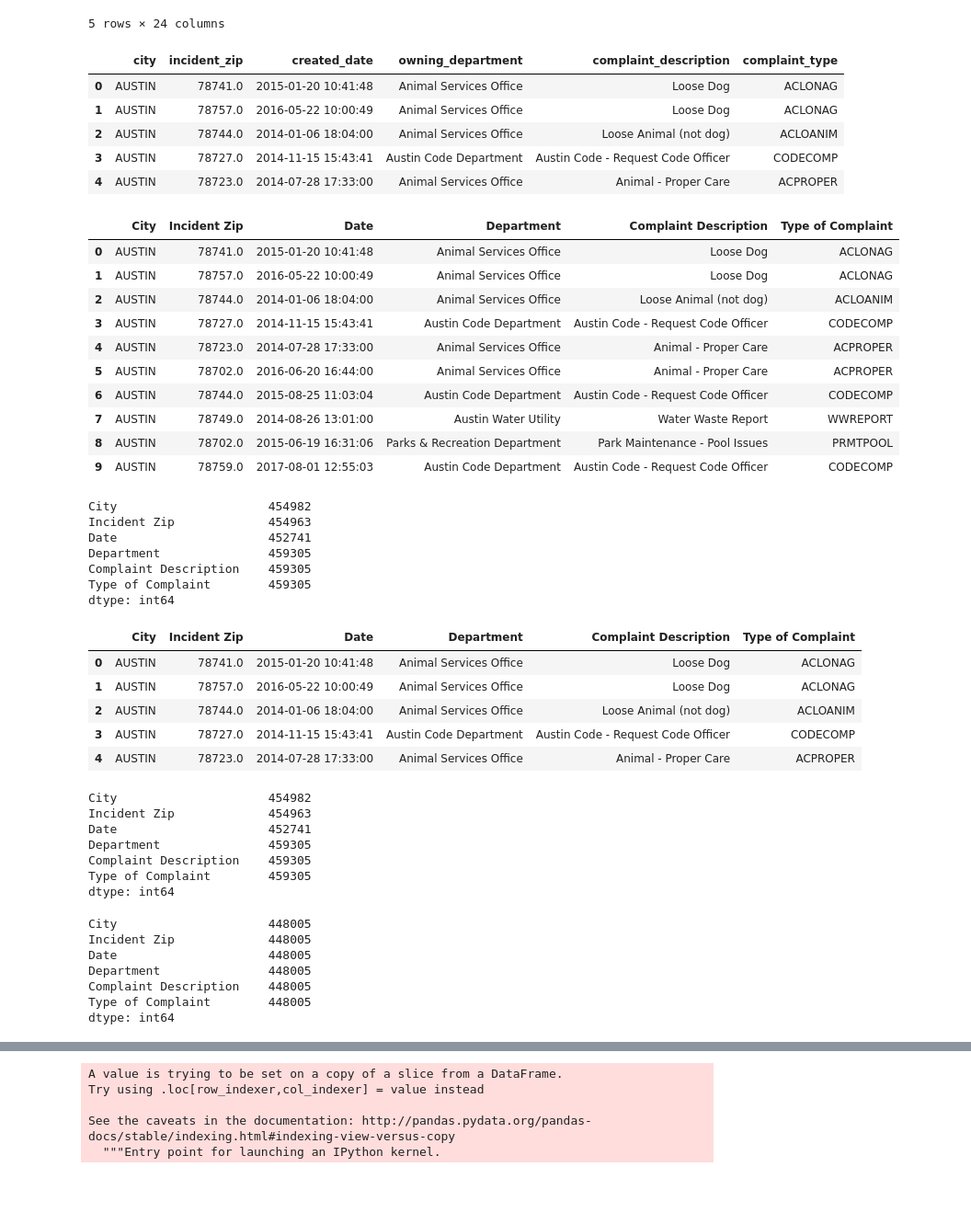
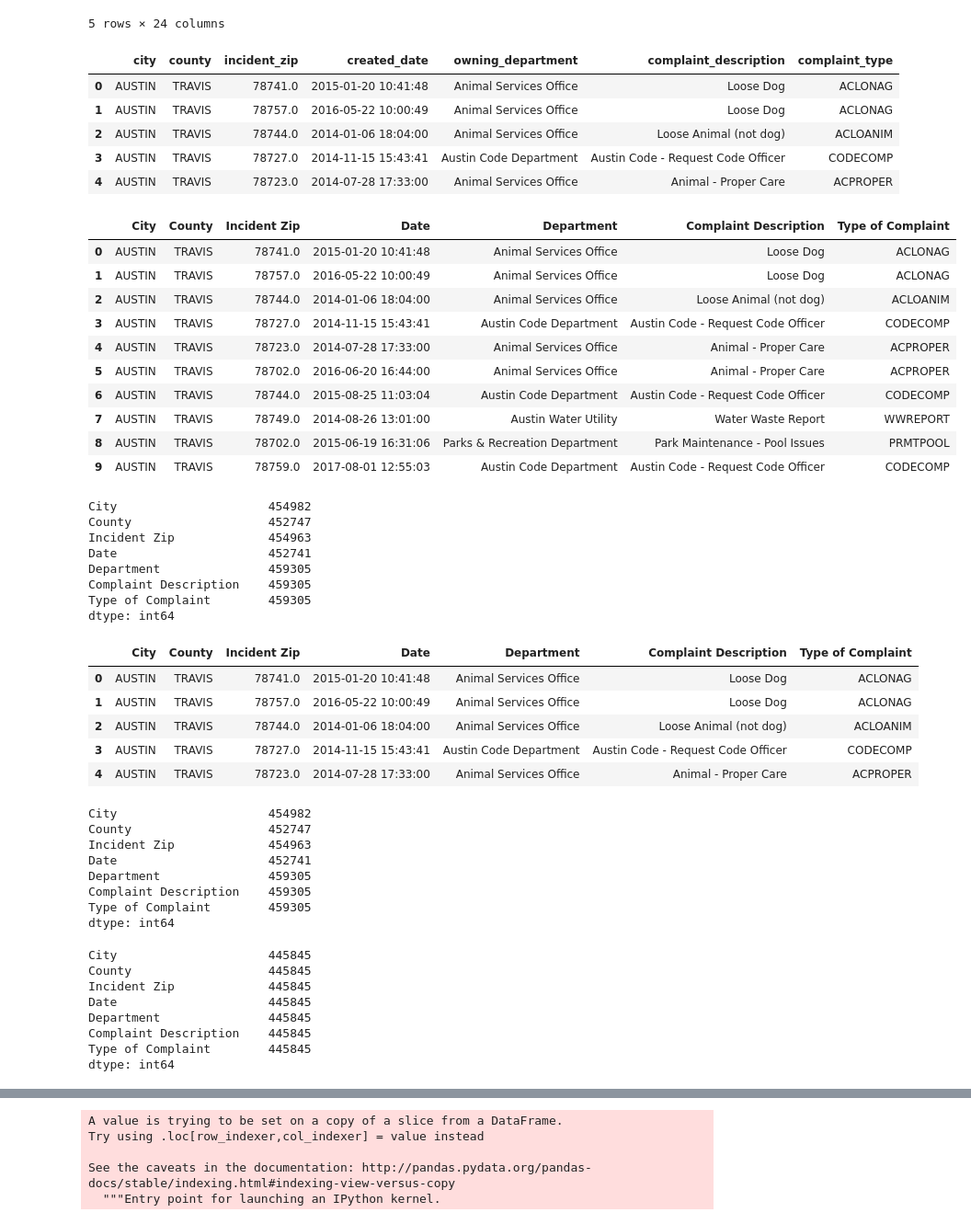
Before and after one commit to mraigosa/Austin_311_analysis, a Jupyter notebook: group5_project.ipynb, the cells around one changed output, grey strips where cells are left out. Shown at 92% size. Saved outputs shown, nothing was run; the diff lists cells and outputs as text; code cells hidden in the pictures; blank space fills up the shorter version.

Commit message:
filtering to only Travis county

```diff
--- a/group5_project.ipynb
+++ b/group5_project.ipynb
@@ -14,36 +14,37 @@ austin_df.head()
 | 4 | AUSTIN | 2014-08-25 21:21:00 | Animal - Proper Care | ACPROPER | 1.0 | TRAVIS | ... |
 5 rows × 24 columns
 # %%
-austin_df = austin_df[["city", "incident_zip", "created_date", "owning_department", "complaint_description", "complaint_type"]]
+austin_df = austin_df[["city", "county", "incident_zip", "created_date", "owning_department", "complaint_description", "complaint_type"]]
 austin_df.head()
 # %% [output]
-|  | city | incident_zip | created_date | owning_department | complaint_description | complaint_type |
-| 0 | AUSTIN | 78741.0 | 2015-01-20 10:41:48 | Animal Services Office | Loose Dog | ACLONAG |
-| 1 | AUSTIN | 78757.0 | 2016-05-22 10:00:49 | Animal Services Office | Loose Dog | ACLONAG |
-| 2 | AUSTIN | 78744.0 | 2014-01-06 18:04:00 | Animal Services Office | Loose Animal (not dog) | ACLOANIM |
-| 3 | AUSTIN | 78727.0 | 2014-11-15 15:43:41 | Austin Code Department | Austin Code - Request Code Officer | CODECOMP |
-| 4 | AUSTIN | 78723.0 | 2014-07-28 17:33:00 | Animal Services Office | Animal - Proper Care | ACPROPER |
+|  | city | county | incident_zip | created_date | owning_department | complaint_description | complaint_type |
+| 0 | AUSTIN | TRAVIS | 78741.0 | 2015-01-20 10:41:48 | Animal Services Office | Loose Dog | ACLONAG |
+| 1 | AUSTIN | TRAVIS | 78757.0 | 2016-05-22 10:00:49 | Animal Services Office | Loose Dog | ACLONAG |
+| 2 | AUSTIN | TRAVIS | 78744.0 | 2014-01-06 18:04:00 | Animal Services Office | Loose Animal (not dog) | ACLOANIM |
+| 3 | AUSTIN | TRAVIS | 78727.0 | 2014-11-15 15:43:41 | Austin Code Department | Austin Code - Request Code Officer | CODECOMP |
+| 4 | AUSTIN | TRAVIS | 78723.0 | 2014-07-28 17:33:00 | Animal Services Office | Animal - Proper Care | ACPROPER |
 # %%
-austin_df = austin_df.rename(columns={"city":"City","incident_zip":"Incident Zip",
+austin_df = austin_df.rename(columns={"city":"City", "county":"County","incident_zip":"Incident Zip",
                                       "created_date":"Date", "owning_department":"Department",
                                       "complaint_description":"Complaint Description","complaint_type":"Type of Complaint"})
 austin_df.head(10)
 # %% [output]
-|  | City | Incident Zip | Date | Department | Complaint Description | Type of Complaint |
-| 0 | AUSTIN | 78741.0 | 2015-01-20 10:41:48 | Animal Services Office | Loose Dog | ACLONAG |
-| 1 | AUSTIN | 78757.0 | 2016-05-22 10:00:49 | Animal Services Office | Loose Dog | ACLONAG |
-| 2 | AUSTIN | 78744.0 | 2014-01-06 18:04:00 | Animal Services Office | Loose Animal (not dog) | ACLOANIM |
-| 3 | AUSTIN | 78727.0 | 2014-11-15 15:43:41 | Austin Code Department | Austin Code - Request Code Officer | CODECOMP |
-| 4 | AUSTIN | 78723.0 | 2014-07-28 17:33:00 | Animal Services Office | Animal - Proper Care | ACPROPER |
-| 5 | AUSTIN | 78702.0 | 2016-06-20 16:44:00 | Animal Services Office | Animal - Proper Care | ACPROPER |
-| 6 | AUSTIN | 78744.0 | 2015-08-25 11:03:04 | Austin Code Department | Austin Code - Request Code Officer | CODECOMP |
-| 7 | AUSTIN | 78749.0 | 2014-08-26 13:01:00 | Austin Water Utility | Water Waste Report | WWREPORT |
-| 8 | AUSTIN | 78702.0 | 2015-06-19 16:31:06 | Parks & Recreation Department | Park Maintenance - Pool Issues | PRMTPOOL |
-| 9 | AUSTIN | 78759.0 | 2017-08-01 12:55:03 | Austin Code Department | Austin Code - Request Code Officer | CODECOMP |
+|  | City | County | Incident Zip | Date | Department | Complaint Description | Type of Complaint |
+| 0 | AUSTIN | TRAVIS | 78741.0 | 2015-01-20 10:41:48 | Animal Services Office | Loose Dog | ACLONAG |
+| 1 | AUSTIN | TRAVIS | 78757.0 | 2016-05-22 10:00:49 | Animal Services Office | Loose Dog | ACLONAG |
+| 2 | AUSTIN | TRAVIS | 78744.0 | 2014-01-06 18:04:00 | Animal Services Office | Loose Animal (not dog) | ACLOANIM |
+| 3 | AUSTIN | TRAVIS | 78727.0 | 2014-11-15 15:43:41 | Austin Code Department | Austin Code - Request Code Officer | CODECOMP |
+| 4 | AUSTIN | TRAVIS | 78723.0 | 2014-07-28 17:33:00 | Animal Services Office | Animal - Proper Care | ACPROPER |
+| 5 | AUSTIN | TRAVIS | 78702.0 | 2016-06-20 16:44:00 | Animal Services Office | Animal - Proper Care | ACPROPER |
+| 6 | AUSTIN | TRAVIS | 78744.0 | 2015-08-25 11:03:04 | Austin Code Department | Austin Code - Request Code Officer | CODECOMP |
+| 7 | AUSTIN | TRAVIS | 78749.0 | 2014-08-26 13:01:00 | Austin Water Utility | Water Waste Report | WWREPORT |
+| 8 | AUSTIN | TRAVIS | 78702.0 | 2015-06-19 16:31:06 | Parks & Recreation Department | Park Maintenance - Pool Issues | PRMTPOOL |
+| 9 | AUSTIN | TRAVIS | 78759.0 | 2017-08-01 12:55:03 | Austin Code Department | Austin Code - Request Code Officer | CODECOMP |
 # %%
 austin_df.count()
 # %% [output]
 City                     454982
+County                   452747
 Incident Zip             454963
 Date                     452741
 Department               459305
@@ -54,16 +55,17 @@ dtype: int64
 austin_df.replace('', np.nan, inplace=True)
 austin_df.head()
 # %% [output]
-|  | City | Incident Zip | Date | Department | Complaint Description | Type of Complaint |
-| 0 | AUSTIN | 78741.0 | 2015-01-20 10:41:48 | Animal Services Office | Loose Dog | ACLONAG |
-| 1 | AUSTIN | 78757.0 | 2016-05-22 10:00:49 | Animal Services Office | Loose Dog | ACLONAG |
-| 2 | AUSTIN | 78744.0 | 2014-01-06 18:04:00 | Animal Services Office | Loose Animal (not dog) | ACLOANIM |
-| 3 | AUSTIN | 78727.0 | 2014-11-15 15:43:41 | Austin Code Department | Austin Code - Request Code Officer | CODECOMP |
-| 4 | AUSTIN | 78723.0 | 2014-07-28 17:33:00 | Animal Services Office | Animal - Proper Care | ACPROPER |
+|  | City | County | Incident Zip | Date | Department | Complaint Description | Type of Complaint |
+| 0 | AUSTIN | TRAVIS | 78741.0 | 2015-01-20 10:41:48 | Animal Services Office | Loose Dog | ACLONAG |
+| 1 | AUSTIN | TRAVIS | 78757.0 | 2016-05-22 10:00:49 | Animal Services Office | Loose Dog | ACLONAG |
+| 2 | AUSTIN | TRAVIS | 78744.0 | 2014-01-06 18:04:00 | Animal Services Office | Loose Animal (not dog) | ACLOANIM |
+| 3 | AUSTIN | TRAVIS | 78727.0 | 2014-11-15 15:43:41 | Austin Code Department | Austin Code - Request Code Officer | CODECOMP |
+| 4 | AUSTIN | TRAVIS | 78723.0 | 2014-07-28 17:33:00 | Animal Services Office | Animal - Proper Care | ACPROPER |
 # %%
 austin_df.count()
 # %% [output]
 City                     454982
+County                   452747
 Incident Zip             454963
 Date                     452741
 Department               459305
@@ -74,12 +76,13 @@ dtype: int64
 cleanaustin_df = austin_df.dropna(how="any")
 cleanaustin_df.count()
 # %% [output]
-City                     448005
-Incident Zip             448005
-Date                     448005
-Department               448005
-Complaint Description    448005
-Type of Complaint        448005
+City                     445845
+County                   445845
+Incident Zip             445845
+Date                     445845
+Department               445845
+Complaint Description    445845
+Type of Complaint        445845
 dtype: int64
 # %%
 cleanaustin_df.head(20)
```
Also changed, not shown: parts of 7 cells of this notebook, 1 other file.
